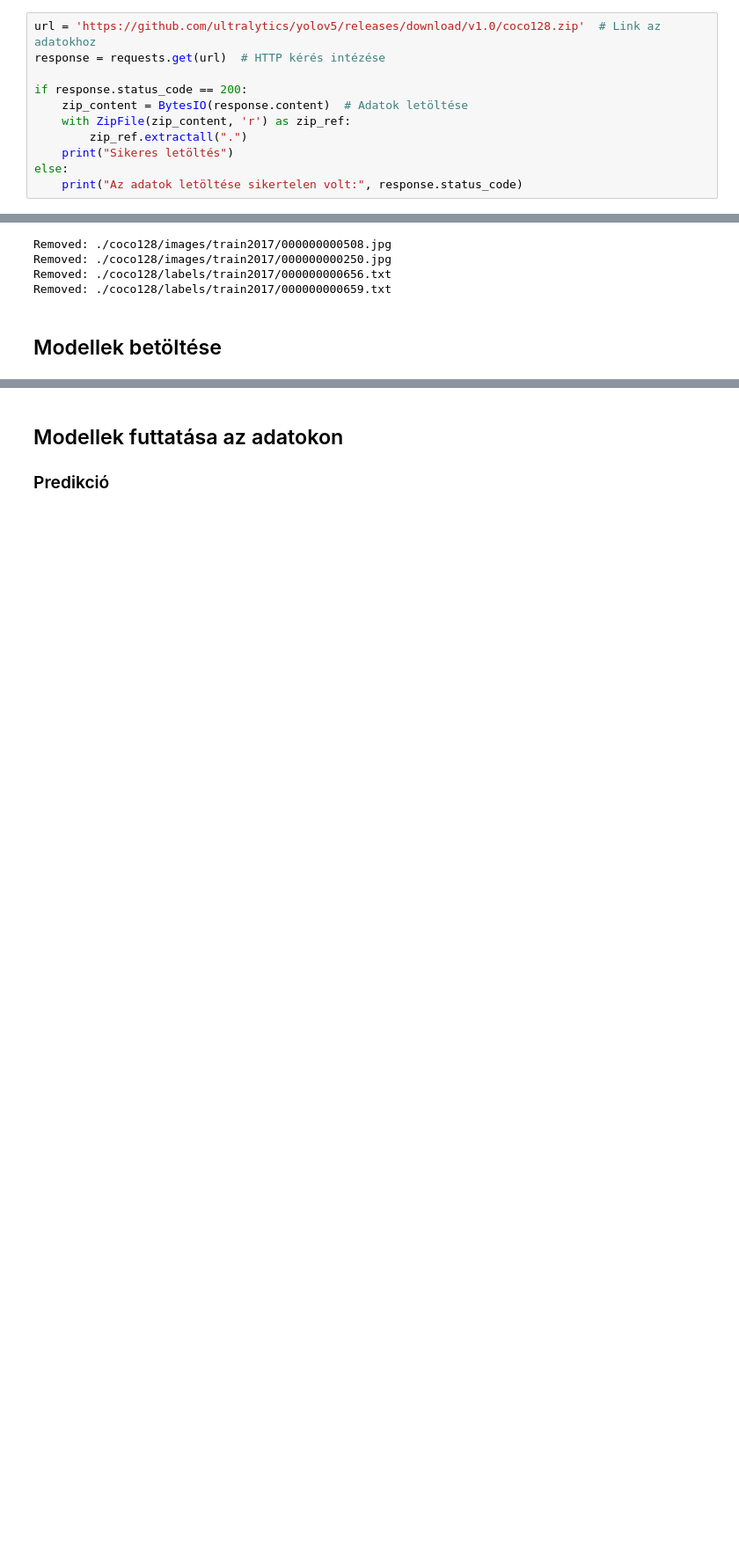
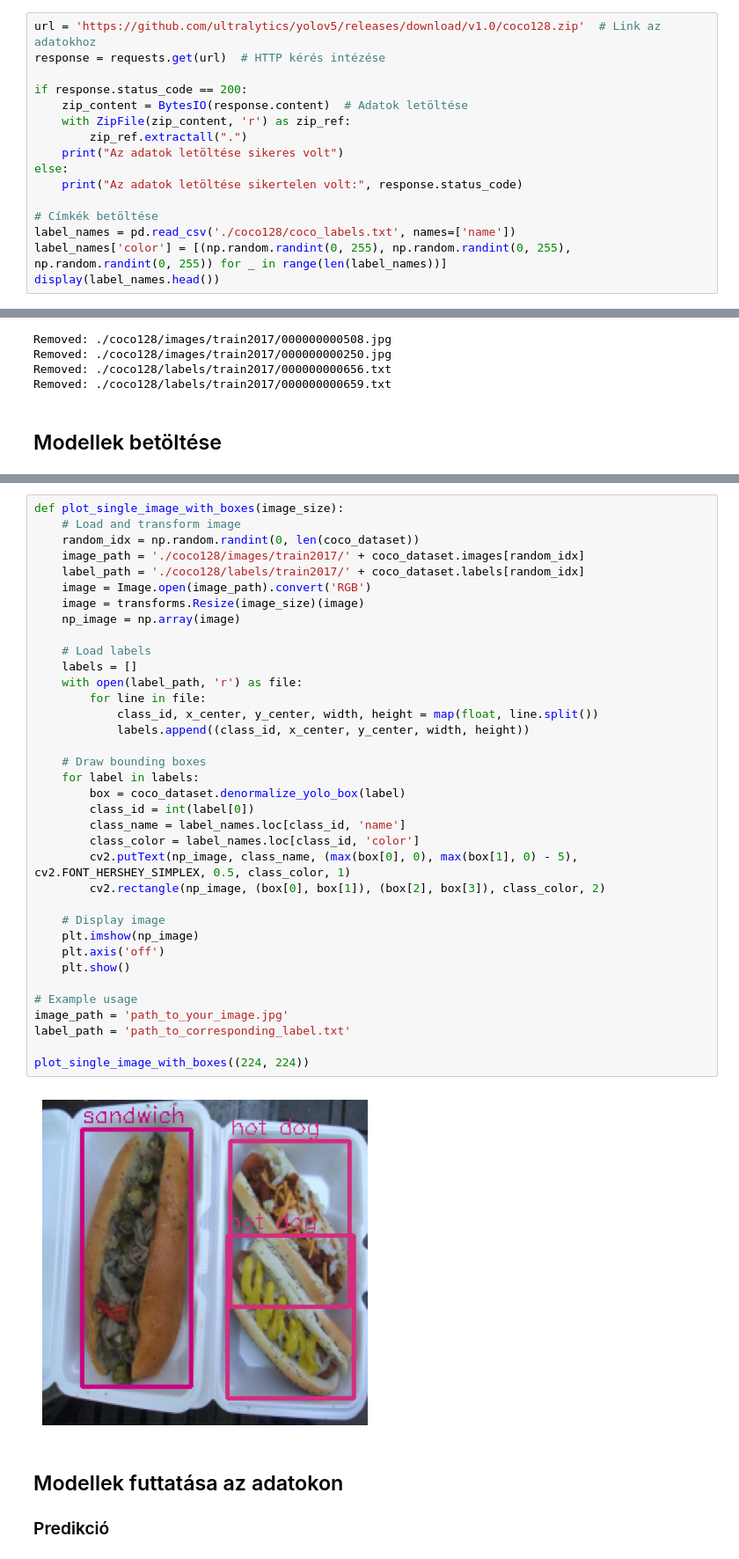
Before and after one commit to basictask/Intelligencia, a Jupyter notebook: 8_od/code/8_code.ipynb, the cells around one changed output, grey strips where cells are left out. Shown at 88% size. Saved outputs shown, nothing was run; the diff lists cells and outputs as text; blank space fills up the shorter version.

```diff
--- a/8_od/code/8_code.ipynb
+++ b/8_od/code/8_code.ipynb
@@ -34,7 +38,12 @@ if response.status_code == 200:
     zip_content = BytesIO(response.content)  # Adatok letöltése
     with ZipFile(zip_content, 'r') as zip_ref:
         zip_ref.extractall(".")
-    print("Sikeres letöltés")
+    print("Az adatok letöltése sikeres volt")
 else:
     print("Az adatok letöltése sikertelen volt:", response.status_code)
+
+# Címkék betöltése
+label_names = pd.read_csv('./coco128/coco_labels.txt', names=['name'])
+label_names['color'] = [(np.random.randint(0, 255), np.random.randint(0, 255), np.random.randint(0, 255)) for _ in range(len(label_names))]
+display(label_names.head())
 # %% [output]
@@ -167,3 +186,41 @@ plot_images(dataloader)
+# %%
+def plot_single_image_with_boxes(image_size):
+    # Load and transform image
+    random_idx = np.random.randint(0, len(coco_dataset))
+    image_path = './coco128/images/train2017/' + coco_dataset.images[random_idx]
+    label_path = './coco128/labels/train2017/' + coco_dataset.labels[random_idx]
+    image = Image.open(image_path).convert('RGB')
+    image = transforms.Resize(image_size)(image)
+    np_image = np.array(image)
+
+    # Load labels
+    labels = []
+    with open(label_path, 'r') as file:
+        for line in file:
+            class_id, x_center, y_center, width, height = map(float, line.split())
+            labels.append((class_id, x_center, y_center, width, height))
+
+    # Draw bounding boxes
+    for label in labels:
+        box = coco_dataset.denormalize_yolo_box(label)
+        class_id = int(label[0])
+        class_name = label_names.loc[class_id, 'name']
+        class_color = label_names.loc[class_id, 'color']
+        cv2.putText(np_image, class_name, (max(box[0], 0), max(box[1], 0) - 5), cv2.FONT_HERSHEY_SIMPLEX, 0.5, class_color, 1)
+        cv2.rectangle(np_image, (box[0], box[1]), (box[2], box[3]), class_color, 2)
+
+    # Display image
+    plt.imshow(np_image)
+    plt.axis('off')
+    plt.show()
+
+# Example usage
+image_path = 'path_to_your_image.jpg'
+label_path = 'path_to_corresponding_label.txt'
+
+plot_single_image_with_boxes((224, 224))
+# %% [output]
+[figure, added]
 # %% [markdown]
 ## Modellek futtatása az adatokon
 ### Predikció
```
Also changed, not shown: parts of 13 cells of this notebook.
